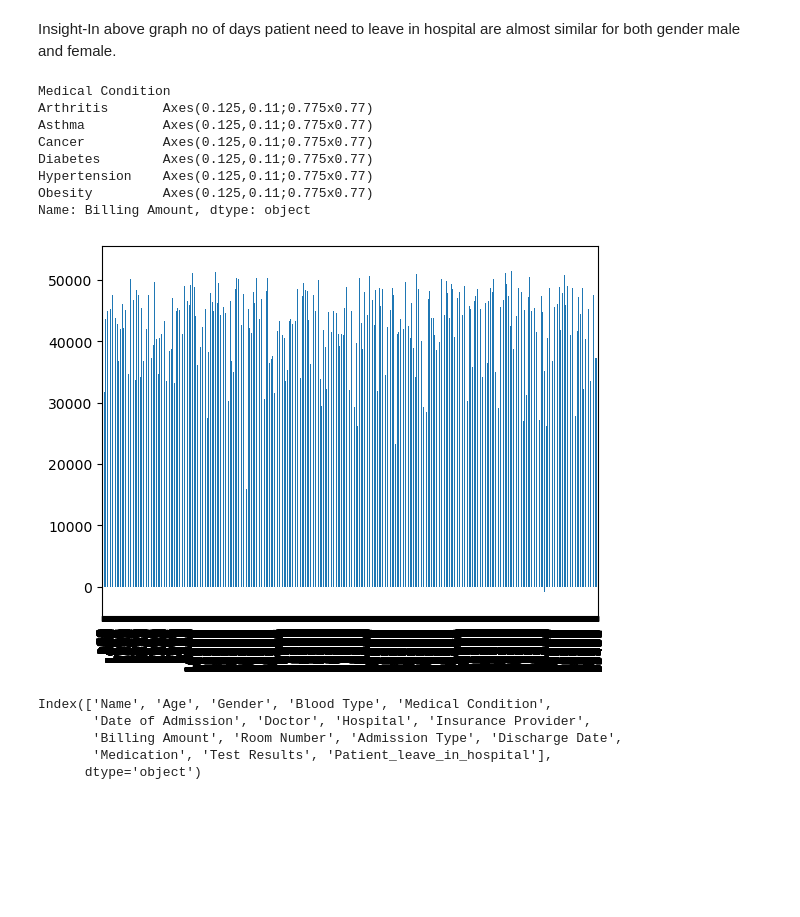
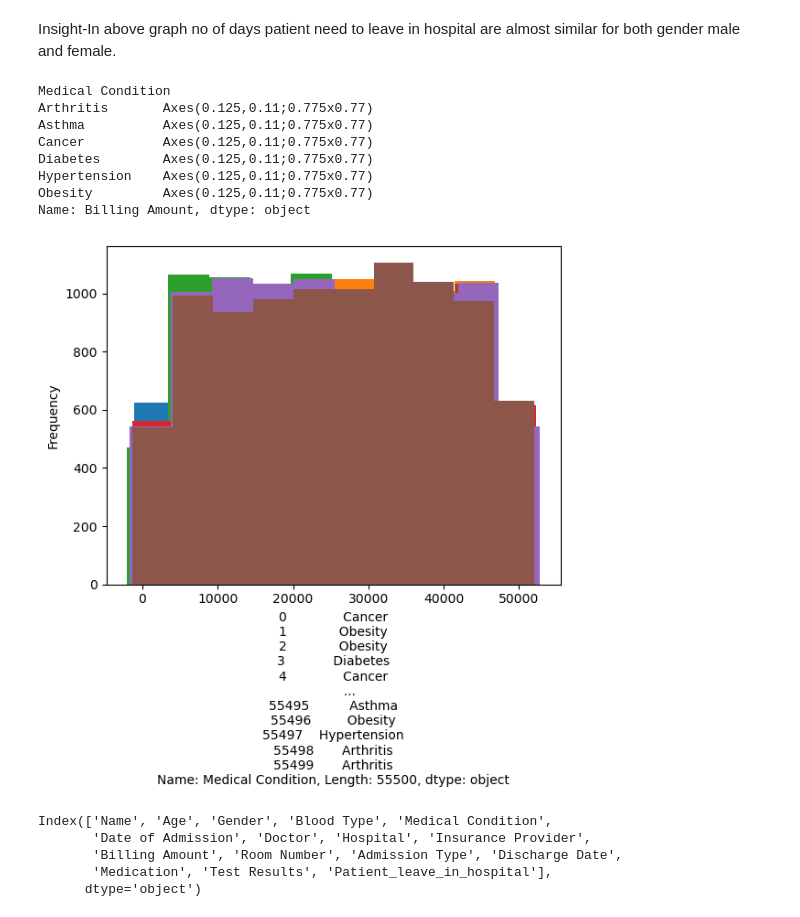
Before and after one commit to ThonteShila/DA-Project-Health_Care-Real-World-Data-, a Jupyter notebook: healtcare.ipynb, the cells around one changed output. Saved outputs shown, nothing was run; the diff lists cells and outputs as text; code cells hidden in the pictures; blank space fills up the shorter version.

```diff
--- a/healtcare.ipynb
+++ b/healtcare.ipynb
@@ -368,18 +368,19 @@ Insight-In above graph no of days patient need to leave in hospital are almost s
 # %%
 from matplotlib import figure
 
 
-df.groupby("Medical Condition")["Billing Amount"].plot(kind='bar',x=df["Medical Condition"],y=df["Billing Amount"])
+df.groupby("Medical Condition")["Billing Amount"].plot(kind='hist',xlabel=df["Medical Condition"],
+                                                       y=df["Billing Amount"])
 # %% [output]
 Medical Condition
 Arthritis       Axes(0.125,0.11;0.775x0.77)
 Asthma          Axes(0.125,0.11;0.775x0.77)
 Cancer          Axes(0.125,0.11;0.775x0.77)
 Diabetes        Axes(0.125,0.11;0.775x0.77)
 Hypertension    Axes(0.125,0.11;0.775x0.77)
 Obesity         Axes(0.125,0.11;0.775x0.77)
 Name: Billing Amount, dtype: object
-[figure, old version]
+[figure, new version]
 # %%
 df.columns
 # %% [output]
```
Also changed, not shown: parts of 17 cells of this notebook.
